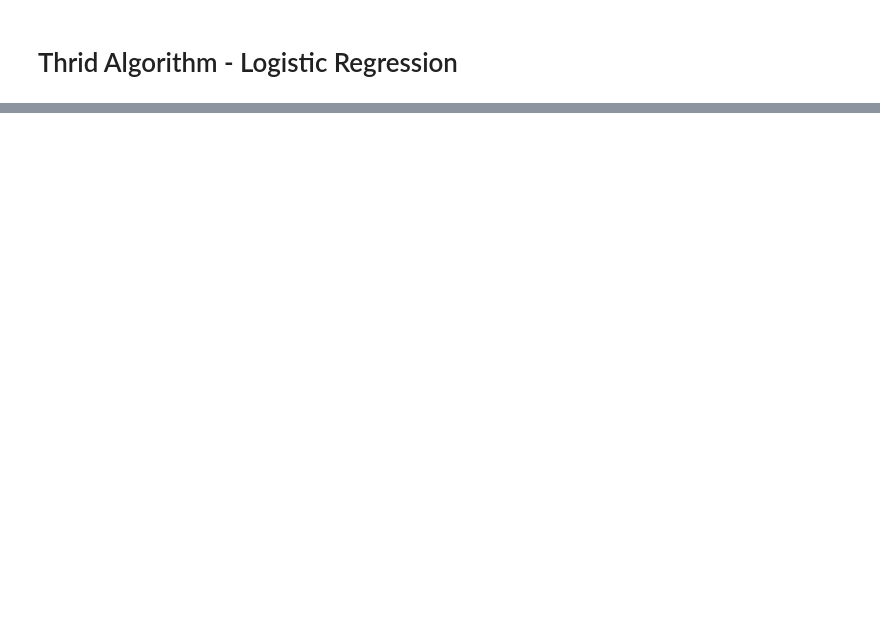
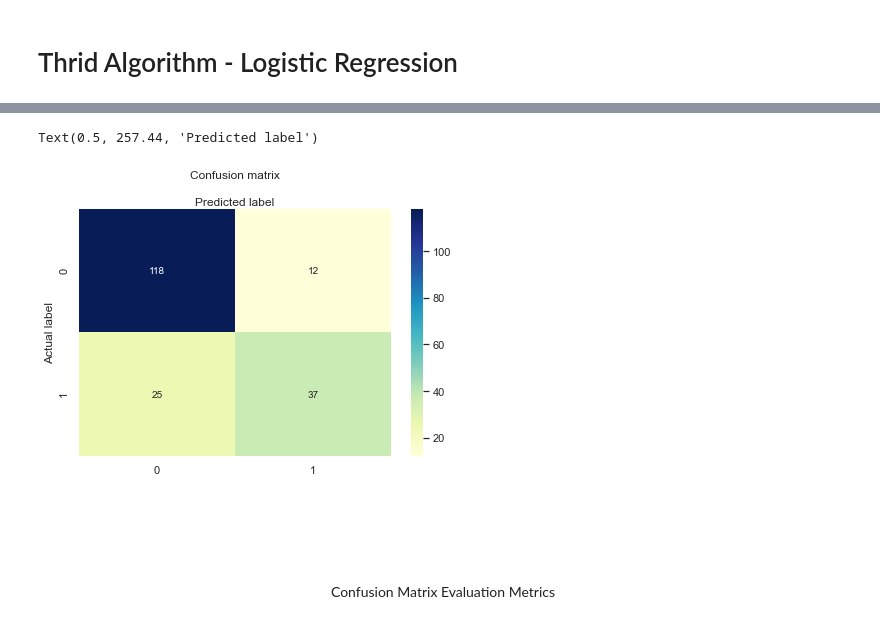
Before and after one commit to Deego88/MLS, a Jupyter notebook: Scikit-learn.ipynb, the cells around one changed output, grey strips where cells are left out. Cells and saved outputs as stored; diff of their text form; code cells hidden in the pictures; blank space fills up the shorter version.

```diff
--- a/Scikit-learn.ipynb
+++ b/Scikit-learn.ipynb
@@ -624,0 +664,8 @@ X_train, X_test, y_train, y_test = train_test_split(X, y, test_size=0.25, random
+# %%
+# use the scaler on the data
+scaler.fit(X_train)
+X_train = scaler.transform(X_train)
+X_test = scaler.transform(X_test)
+# %%
+# fit the model
+logreg.fit(X_train, y_train)
@@ -624,0 +674,4 @@ X_train, X_test, y_train, y_test = train_test_split(X, y, test_size=0.25, random
+# %%
+# y predict
+y_pred=logreg.predict(X_test)
+y_pred
@@ -624,0 +688,4 @@ X_train, X_test, y_train, y_test = train_test_split(X, y, test_size=0.25, random
+# %%
+# use metrics from sklearn package
+cnf_matrix = metrics.confusion_matrix(y_test, y_pred)
+cnf_matrix
@@ -624,0 +708,27 @@ X_train, X_test, y_train, y_test = train_test_split(X, y, test_size=0.25, random
+# %%
+# name  of classes
+class_names=[0,1]
+#  control x and y ticks
+fig, ax = plt.subplots()
+tick_marks = np.arange(len(class_names))
+plt.xticks(tick_marks, class_names)
+plt.yticks(tick_marks, class_names)
+
+
+# create heatmap
+sns.heatmap(pd.DataFrame(cnf_matrix), annot=True, cmap="YlGnBu" ,fmt='g')
+# set axis and labels
+ax.xaxis.set_label_position("top")
+plt.tight_layout()
+plt.title('Confusion matrix', y=1.1)
+plt.ylabel('Actual label')
+plt.xlabel('Predicted label')
+# %% [output]
+Text(0.5, 257.44, 'Predicted label')
+[figure, added]
+# %% [markdown]
+<br/>
+<br/>
+<br/>
+# %% [markdown]
+<center> Confusion Matrix Evaluation Metrics <center>
```
Also changed, not shown: parts of 36 cells of this notebook, 1 other file.
